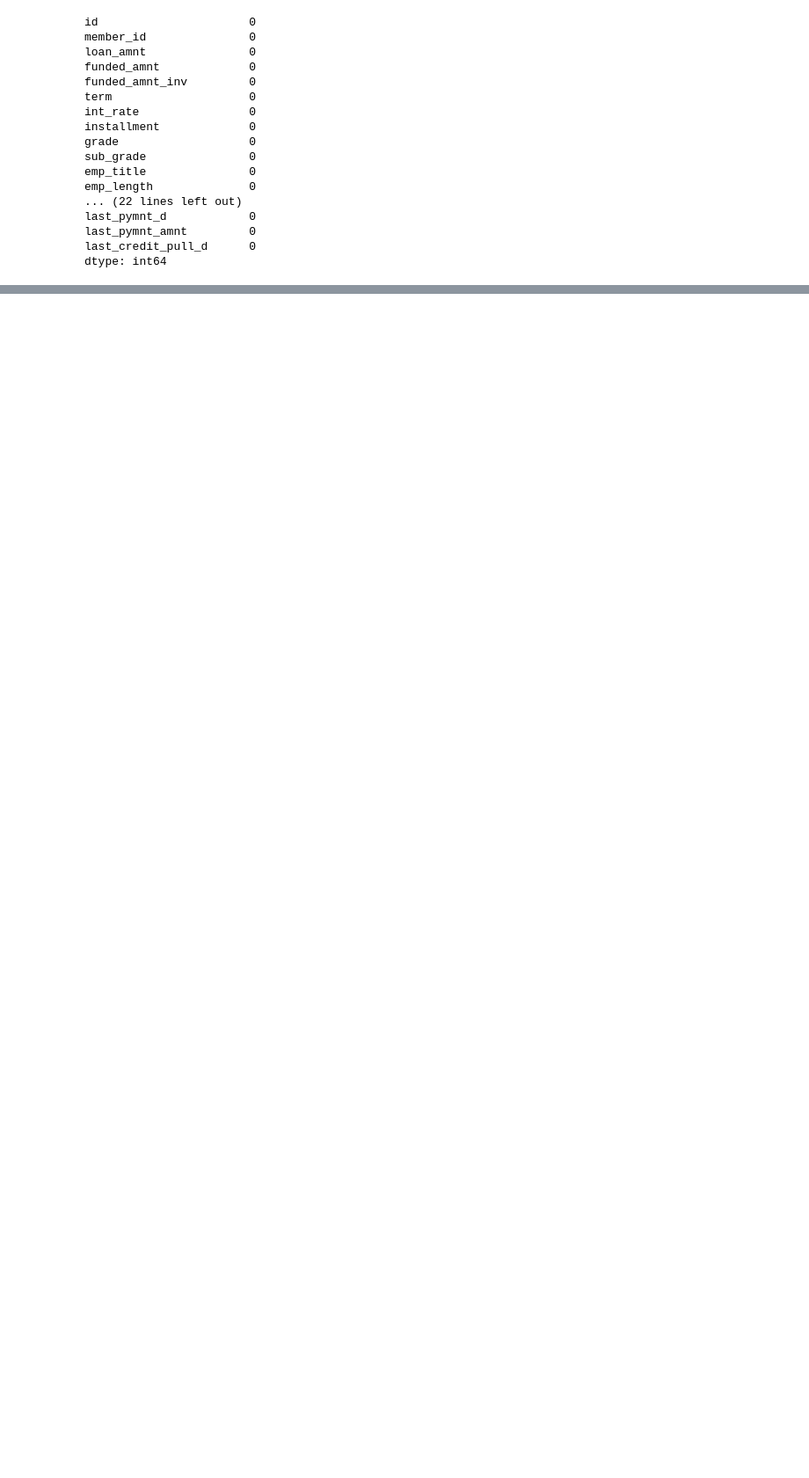
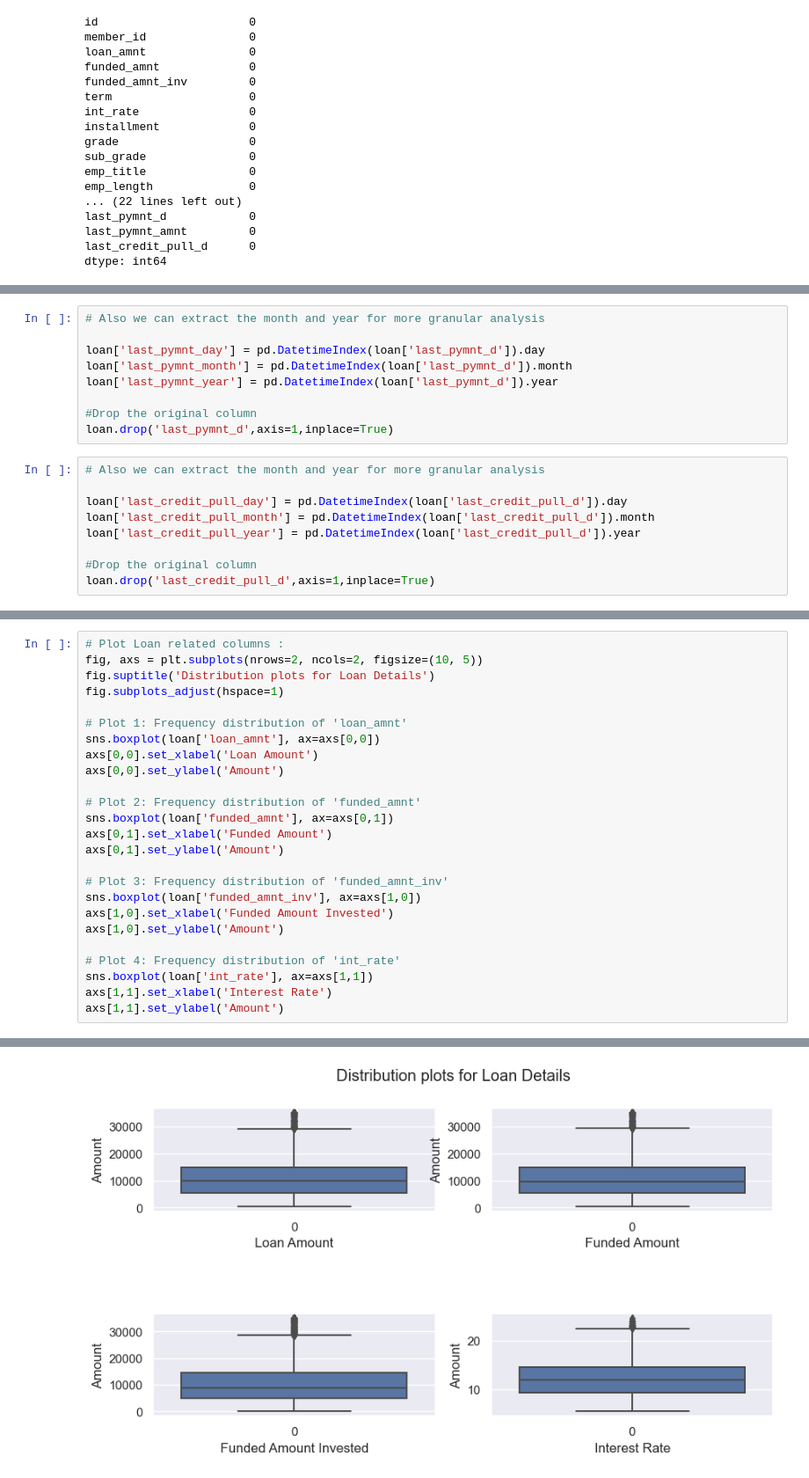
Before and after one commit to MallikaBera/LendingClubCaseStudy, a Jupyter notebook: Code_v02.ipynb, the cells around one changed output, grey strips where cells are left out. Shown at 88% size. Cells and saved outputs as stored; diff of their text form; blank space fills up the shorter version.

```diff
--- a/Code_v02.ipynb
+++ b/Code_v02.ipynb
@@ -280,0 +420,18 @@ dtype: int64
+# %%
+# Also we can extract the month and year for more granular analysis
+
+loan['last_pymnt_day'] = pd.DatetimeIndex(loan['last_pymnt_d']).day
+loan['last_pymnt_month'] = pd.DatetimeIndex(loan['last_pymnt_d']).month
+loan['last_pymnt_year'] = pd.DatetimeIndex(loan['last_pymnt_d']).year
+
+#Drop the original column
+loan.drop('last_pymnt_d',axis=1,inplace=True)
+# %%
+# Also we can extract the month and year for more granular analysis
+
+loan['last_credit_pull_day'] = pd.DatetimeIndex(loan['last_credit_pull_d']).day
+loan['last_credit_pull_month'] = pd.DatetimeIndex(loan['last_credit_pull_d']).month
+loan['last_credit_pull_year'] = pd.DatetimeIndex(loan['last_credit_pull_d']).year
+
+#Drop the original column
+loan.drop('last_credit_pull_d',axis=1,inplace=True)
@@ -280,0 +497,26 @@ dtype: int64
+# %%
+# Plot Loan related columns :
+fig, axs = plt.subplots(nrows=2, ncols=2, figsize=(10, 5))
+fig.suptitle('Distribution plots for Loan Details')
+fig.subplots_adjust(hspace=1)
+
+# Plot 1: Frequency distribution of 'loan_amnt'
+sns.boxplot(loan['loan_amnt'], ax=axs[0,0])
+axs[0,0].set_xlabel('Loan Amount')
+axs[0,0].set_ylabel('Amount')
+
+# Plot 2: Frequency distribution of 'funded_amnt'
+sns.boxplot(loan['funded_amnt'], ax=axs[0,1])
+axs[0,1].set_xlabel('Funded Amount')
+axs[0,1].set_ylabel('Amount')
+
+# Plot 3: Frequency distribution of 'funded_amnt_inv'
+sns.boxplot(loan['funded_amnt_inv'], ax=axs[1,0])
+axs[1,0].set_xlabel('Funded Amount Invested')
+axs[1,0].set_ylabel('Amount')
+
+# Plot 4: Frequency distribution of 'int_rate'
+sns.boxplot(loan['int_rate'], ax=axs[1,1])
+axs[1,1].set_xlabel('Interest Rate')
+axs[1,1].set_ylabel('Amount')
+# %% [output]
@@ -280,0 +524 @@ dtype: int64
+[figure, added]
```
Also changed, not shown: parts of 45 cells of this notebook.
